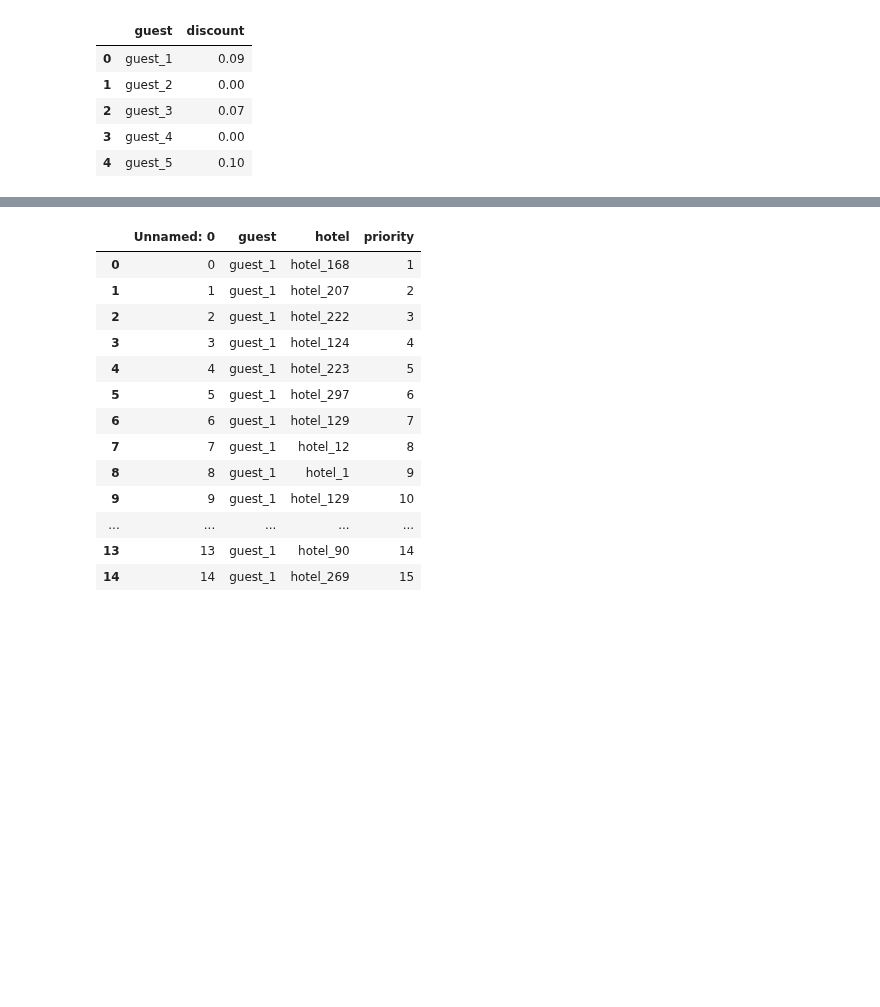
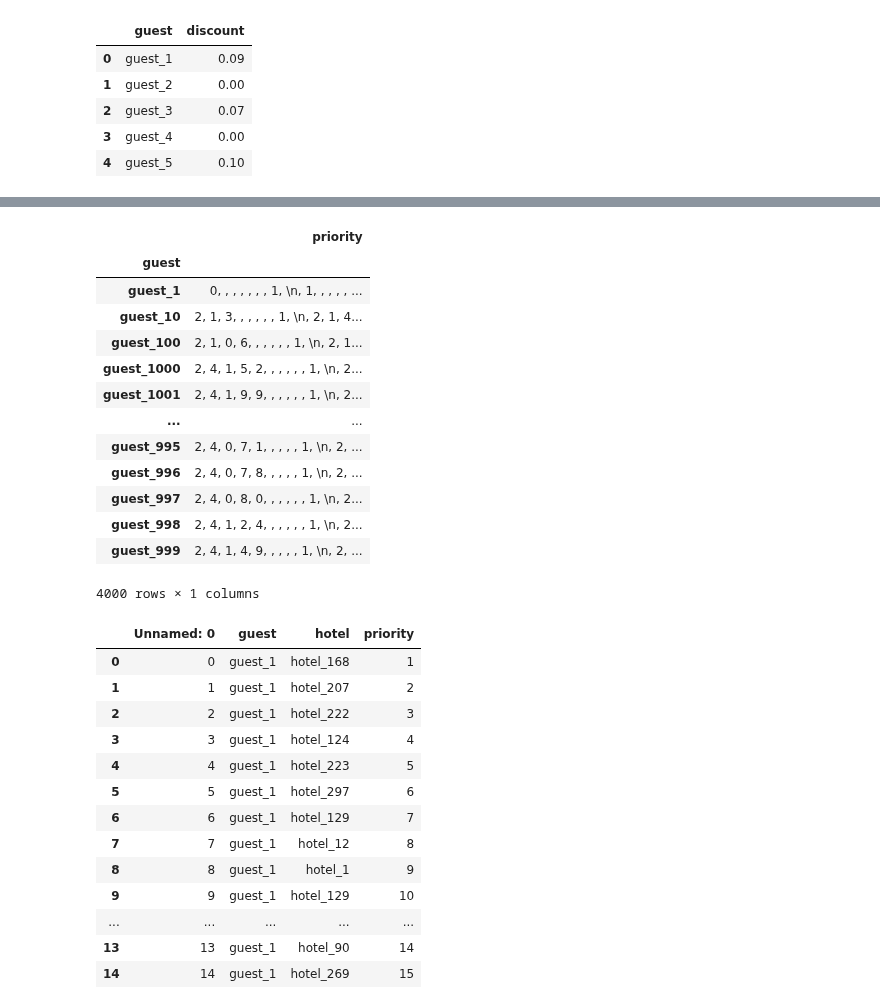
Before and after one commit to tundraparisi/dscoding-projects, a Jupyter notebook: Vladislav_Kovalev/viewer.ipynb, the cells around one changed output, grey strips where cells are left out. Cells and saved outputs as stored; diff of their text form; code cells hidden in the pictures; blank space fills up the shorter version.

```diff
--- a/Vladislav_Kovalev/viewer.ipynb
+++ b/Vladislav_Kovalev/viewer.ipynb
@@ -43,3 +78,21 @@ dataGuests.head(5).drop("Unnamed: 0", axis=1)
+# %%
+dataPreferences.groupby(["guest"]) \
+       .agg({"priority": lambda x: ', '.join(str(x))})
+# %% [output]
+|  | priority |
+| guest |  |
+| guest_1 | 0, , , , , , , 1, \n, 1, , , , , ... |
+| guest_10 | 2, 1, 3, , , , , , 1, \n, 2, 1, 4... |
+| guest_100 | 2, 1, 0, 6, , , , , , 1, \n, 2, 1... |
+| guest_1000 | 2, 4, 1, 5, 2, , , , , , 1, \n, 2... |
+| guest_1001 | 2, 4, 1, 9, 9, , , , , , 1, \n, 2... |
+| ... | ... |
+| guest_995 | 2, 4, 0, 7, 1, , , , , 1, \n, 2, ... |
+| guest_996 | 2, 4, 0, 7, 8, , , , , 1, \n, 2, ... |
+| guest_997 | 2, 4, 0, 8, 0, , , , , , 1, \n, 2... |
+| guest_998 | 2, 4, 1, 2, 4, , , , , , 1, \n, 2... |
+| guest_999 | 2, 4, 1, 4, 9, , , , , 1, \n, 2, ... |
+4000 rows × 1 columns
 # %%
 dataPreferences[dataPreferences["guest"] == "guest_1"]
 # %% [output]
```
Also changed, not shown: parts of 4 cells of this notebook, 7 other files.
